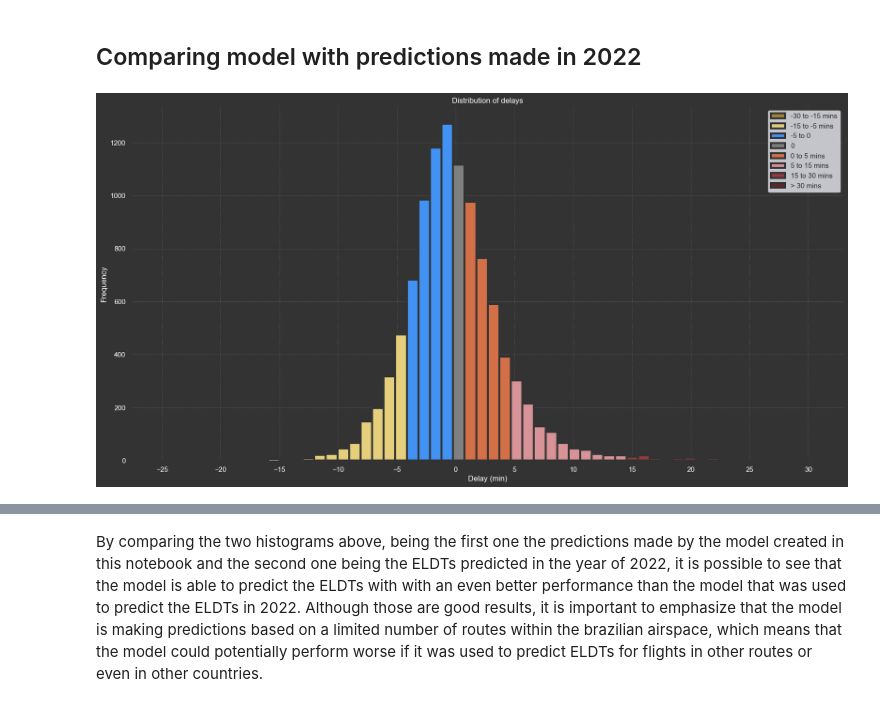
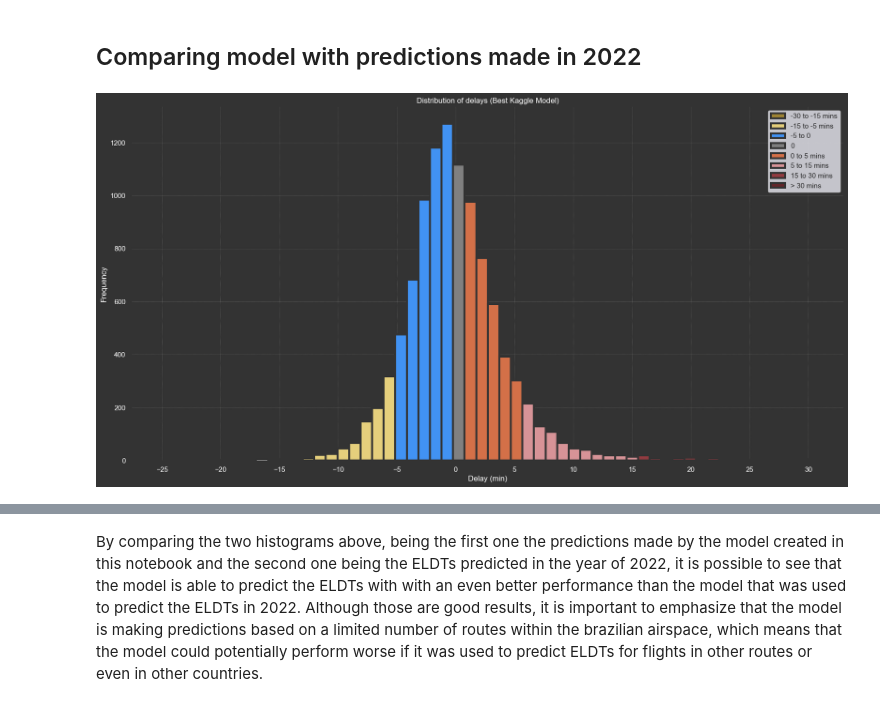
Before and after one commit to InAI-Delta/ita-datascience-2023, a Jupyter notebook: initial_analysis.ipynb, the cells around one changed output, grey strips where cells are left out. Saved outputs shown, nothing was run; the diff lists cells and outputs as text; code cells hidden in the pictures.

Commit message:
update: documentation and hyper parameters testing

```diff
--- a/initial_analysis.ipynb
+++ b/initial_analysis.ipynb
@@ -1126,0 +1155,6 @@ plt.show()
+# %%
+model_ideal = xgb.XGBRegressor(**best_params)
+model_ideal.fit(X_train, y_train)
+y_pred_ideal = model_ideal.predict(X_test)
+y_pred_ideal = np.round_(y_pred_ideal)
+print(f'\nXGBoost Regressor MSE: {mean_squared_error(y_test, y_pred_ideal)}')
@@ -1127,7 +1165,7 @@ plt.show()
 # %%
-model3 = xgb.XGBRegressor(objective ='reg:squarederror', colsample_bytree = 0.3, learning_rate = 0.1, max_depth = 10, alpha = 10, n_estimators = 100)
-model3.fit(X_train, y_train)
-y_pred = model3.predict(X_test)
+model = xgb.XGBRegressor(objective ='reg:squarederror', colsample_bytree = 0.3, learning_rate = 0.1, max_depth = 10, alpha = 10, n_estimators = 100)
+model.fit(X_train, y_train)
+y_pred = model.predict(X_test)
 y_pred = np.round_(y_pred)
 print(f'\nXGBoost Regressor MSE: {mean_squared_error(y_test, y_pred)}')
 
@@ -1150,50 +1188,103 @@ delays_hist = [delay / 60 for delay in delays_hist if -30 <= delay // 60 <= 30]
 bins = int(max(delays_hist) - min(delays_hist) + 1)
 
 conditions = [
-    {'condition': '<= -30 mins', 'color': (0.416, 0.349, 0.122), 'range': (-float('inf'), -30)},
-    {'condition': '-30 to -15 mins', 'color': (0.620, 0.518, 0.200), 'range': (-30, -15)},
-    {'condition': '-15 to -5 mins', 'color': (0.898, 0.812, 0.486), 'range': (-15, -4)},
-    {'condition': '-5 to 0', 'color': (0.255, 0.573, 0.953), 'range': (-5, -0)},
+    {'condition': '<= -30 mins', 'color': (0.416, 0.349, 0.122), 'range': (-float('inf'), -29)},
+    {'condition': '-30 to -15 mins', 'color': (0.620, 0.518, 0.200), 'range': (-30, -16)},
+    {'condition': '-15 to -5 mins', 'color': (0.898, 0.812, 0.486), 'range': (-16, -5)},
+    {'condition': '-5 to 0', 'color': (0.255, 0.573, 0.953), 'range': (-6, 0)},
     {'condition': '0', 'color': (0.502, 0.502, 0.502), 'range': (-1, 1)},
-    {'condition': '0 to 5 mins', 'color': (0.827, 0.439, 0.282), 'range': (.5, 5)},
-    {'condition': '5 to 15 mins', 'color': (0.843, 0.576, 0.592), 'range': (4, 15)},
-    {'condition': '15 to 30 mins', 'color': (0.573, 0.231, 0.251), 'range': (14, 30)},
+    {'condition': '0 to 5 mins', 'color': (0.827, 0.439, 0.282), 'range': (0, 6)},
+    {'condition': '5 to 15 mins', 'color': (0.843, 0.576, 0.592), 'range': (5, 16)},
+    {'condition': '15 to 30 mins', 'color': (0.573, 0.231, 0.251), 'range': (15, 30)},
     {'condition': '> 30 mins', 'color': (0.380, 0.153, 0.165), 'range': (29, float('inf'))}
 ]
+
 fig, ax = plt.subplots(figsize=(20, 10))
 fig.patch.set_facecolor((51/255, 51/255, 51/255))
-ax.set_title('Distribution of delays', color='white')
+ax.set_title('Distribution of delays (Best Kaggle Model)', color='white')
 ax.set_xlabel('Delay (min)', color='white')
 ax.set_ylabel('Frequency', color='white')
 ax.set_xticks(range(-200, 201, 5))
 
 # Change the background color inside the axes
 ax.set_facecolor((51/255, 51/255, 51/255))
 ax.grid(True, linestyle='dotted', linewidth=0.5, color=(118/255, 118/255, 116/255))
 
 ax.spines['top'].set_visible(False)
 ax.spines['right'].set_visible(False)
 ax.spines['bottom'].set_visible(False)
 ax.spines['left'].set_visible(False)
 
 # Create a histogram with custom colors and no bin edges
 n, bins, _ = ax.hist(delays_hist, bins=bins, color='lightgray', edgecolor='none')
 
 used_labels = set()
 
 # Adjust the colors based on conditions
 for i, (start, end) in enumerate(zip(bins[:-1], bins[1:])):
     for condition in conditions:
         if condition['range'][0] <= start and condition['range'][1] >= end:
             if condition['condition'] not in used_labels:
                 ax.bar((start + end) / 2, n[i], width=end-start, color=condition['color'], edgecolor=(51/255, 51/255, 51/255), linewidth=3, label=condition['condition'])
                 used_labels.add(condition['condition'])
             else:
                 ax.bar((start + end) / 2, n[i], width=end-start, color=condition['color'], edgecolor=(51/255, 51/255, 51/255), linewidth=3)
 for text in ax.get_xticklabels() + ax.get_yticklabels():
     text.set_color('white')
 
 ax.legend()
 plt.show()
+
+delays_hist = y_test - y_pred_ideal
+delays_hist = [delay / 60 for delay in delays_hist if -30 <= delay // 60 <= 30]
+bins = int(max(delays_hist) - min(delays_hist) + 1)
+
+conditions = [
+    {'condition': '<= -30 mins', 'color': (0.416, 0.349, 0.122), 'range': (-float('inf'), -29)},
+    {'condition': '-30 to -15 mins', 'color': (0.620, 0.518, 0.200), 'range': (-30, -16)},
+    {'condition': '-15 to -5 mins', 'color': (0.898, 0.812, 0.486), 'range': (-16, -5)},
+    {'condition': '-5 to 0', 'color': (0.255, 0.573, 0.953), 'range': (-6, 0)},
+    {'condition': '0', 'color': (0.502, 0.502, 0.502), 'range': (-1, 1)},
+    {'condition': '0 to 5 mins', 'color': (0.827, 0.439, 0.282), 'range': (0, 6)},
+    {'condition': '5 to 15 mins', 'color': (0.843, 0.576, 0.592), 'range': (5, 16)},
+    {'condition': '15 to 30 mins', 'color': (0.573, 0.231, 0.251), 'range': (15, 30)},
+    {'condition': '> 30 mins', 'color': (0.380, 0.153, 0.165), 'range': (29, float('inf'))}
+]
+
+fig, ax = plt.subplots(figsize=(20, 10))
+fig.patch.set_facecolor((51/255, 51/255, 51/255))
+ax.set_title('Distribution of delays (Ideal Model)', color='white')
+ax.set_xlabel('Delay (min)', color='white')
+ax.set_ylabel('Frequency', color='white')
+ax.set_xticks(range(-200, 201, 5))
+
+# Change the background color inside the axes
+ax.set_facecolor((51/255, 51/255, 51/255))
+ax.grid(True, linestyle='dotted', linewidth=0.5, color=(118/255, 118/255, 116/255))
+
+ax.spines['top'].set_visible(False)
+ax.spines['right'].set_visible(False)
+ax.spines['bottom'].set_visible(False)
+ax.spines['left'].set_visible(False)
+
+# Create a histogram with custom colors and no bin edges
+n, bins, _ = ax.hist(delays_hist, bins=bins, color='lightgray', edgecolor='none')
+
+used_labels = set()
+
+# Adjust the colors based on conditions
+for i, (start, end) in enumerate(zip(bins[:-1], bins[1:])):
+    for condition in conditions:
+        if condition['range'][0] <= start and condition['range'][1] >= end:
+            if condition['condition'] not in used_labels:
+                ax.bar((start + end) / 2, n[i], width=end-start, color=condition['color'], edgecolor=(51/255, 51/255, 51/255), linewidth=3, label=condition['condition'])
+                used_labels.add(condition['condition'])
+            else:
+                ax.bar((start + end) / 2, n[i], width=end-start, color=condition['color'], edgecolor=(51/255, 51/255, 51/255), linewidth=3)
+for text in ax.get_xticklabels() + ax.get_yticklabels():
+    text.set_color('white')
+
+ax.legend()
+plt.show()
 # %% [output]
-[figure, old version]
+[figure, new version]
```
Also changed, not shown: parts of 16 cells of this notebook.
